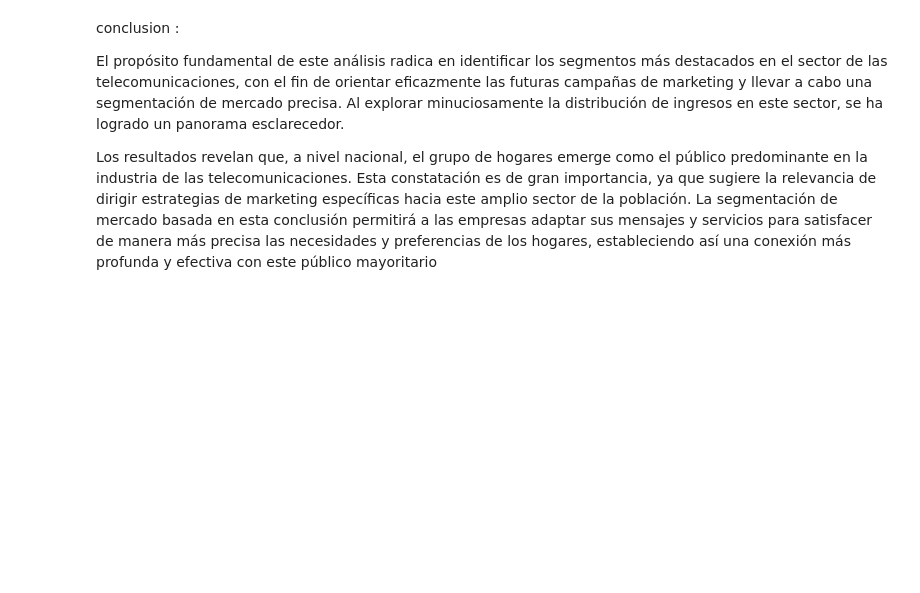
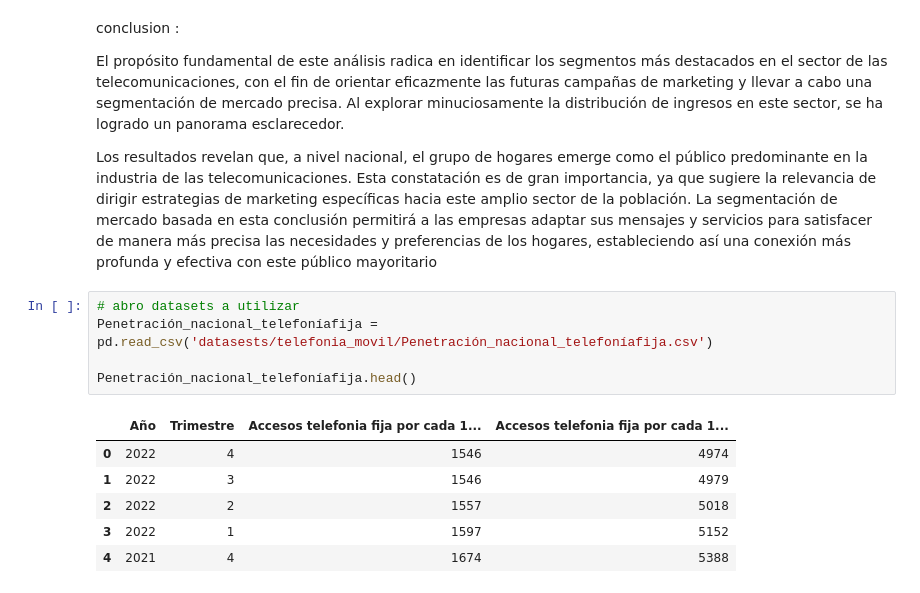
Before and after one commit to TabeSebastian/proyecto_final_henry_2, a Jupyter notebook: 3_eda_telefonia_movil.ipynb, the cells around one changed output. Saved outputs shown, nothing was run; the diff lists cells and outputs as text; blank space fills up the shorter version.

```diff
--- a/3_eda_telefonia_movil.ipynb
+++ b/3_eda_telefonia_movil.ipynb
@@ -70,3 +70,15 @@ conclusion :
 El propósito fundamental de este análisis radica en identificar los segmentos más destacados en el sector de las telecomunicaciones, con el fin de orientar eficazmente las futuras campañas de marketing y llevar a cabo una segmentación de mercado precisa. Al explorar minuciosamente la distribución de ingresos en este sector, se ha logrado un panorama esclarecedor.
 
 Los resultados revelan que, a nivel nacional, el grupo de hogares emerge como el público predominante en la industria de las telecomunicaciones. Esta constatación es de gran importancia, ya que sugiere la relevancia de dirigir estrategias de marketing específicas hacia este amplio sector de la población. La segmentación de mercado basada en esta conclusión permitirá a las empresas adaptar sus mensajes y servicios para satisfacer de manera más precisa las necesidades y preferencias de los hogares, estableciendo así una conexión más profunda y efectiva con este público mayoritario
+# %%
+# abro datasets a utilizar
+Penetración_nacional_telefoníafija = pd.read_csv('datasests/telefonia_movil/Penetración_nacional_telefoníafija.csv')
+
+Penetración_nacional_telefoníafija.head()
+# %% [output]
+|  | Año | Trimestre | Accesos telefonia fija por cada 1... | Accesos telefonia fija por cada 1... |
+| 0 | 2022 | 4 | 1546 | 4974 |
+| 1 | 2022 | 3 | 1546 | 4979 |
+| 2 | 2022 | 2 | 1557 | 5018 |
+| 3 | 2022 | 1 | 1597 | 5152 |
+| 4 | 2021 | 4 | 1674 | 5388 |
```
Also changed, not shown: parts of 2 cells of this notebook, 2 other files.
